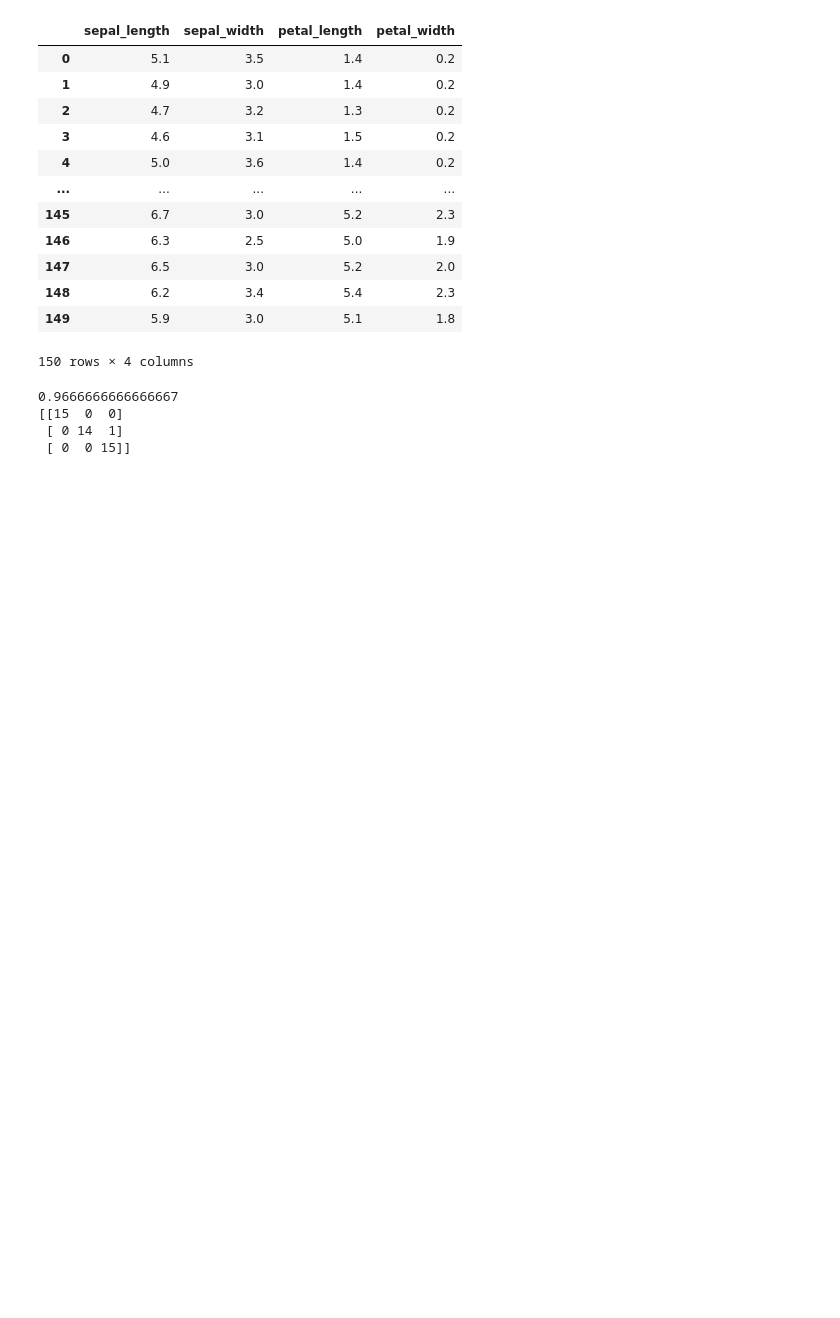
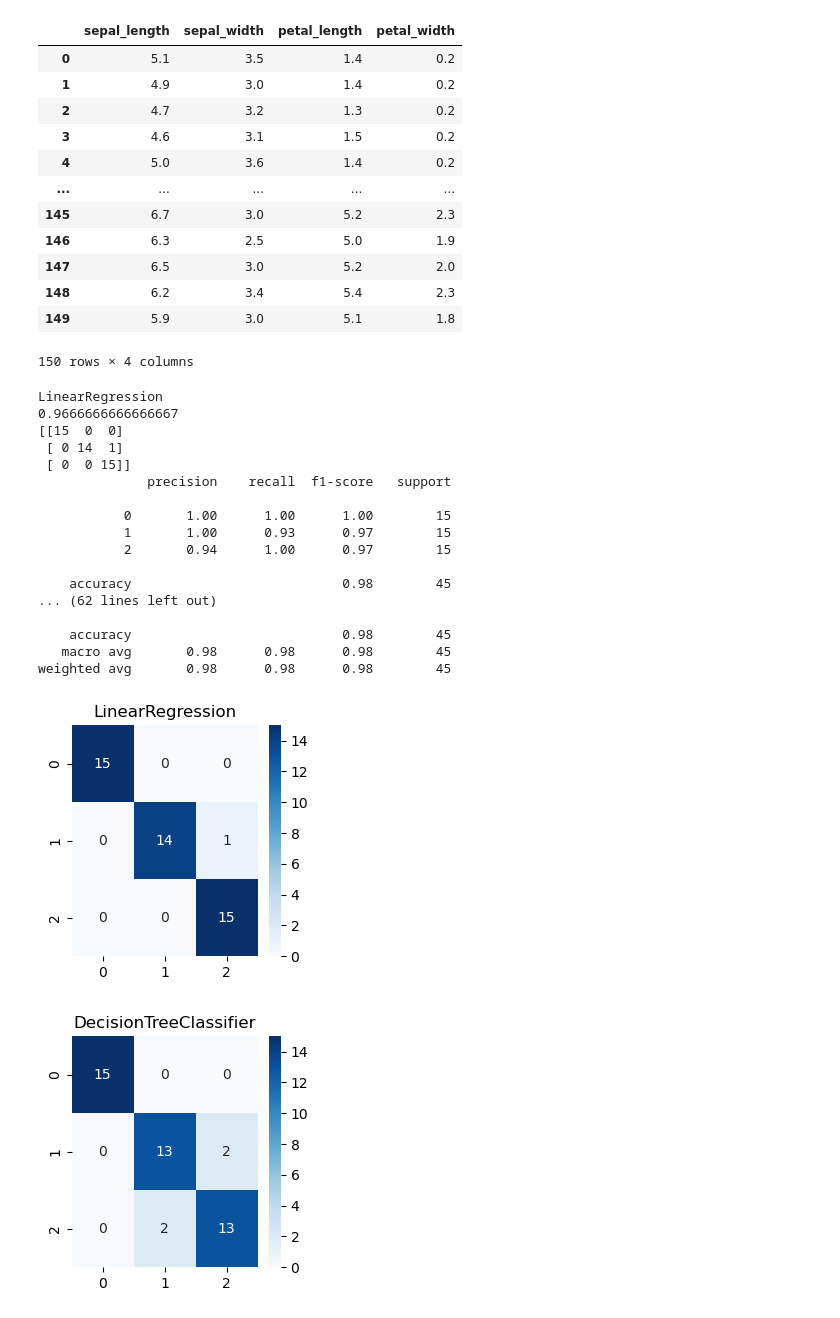
Before and after one commit to vkvinodhkumar/ML-Notes, a Jupyter notebook: PGA43_ML/Simple-Multiple-Regression-in-Python/model.ipynb, the cells around one changed output. Drawn from its saved outputs; the diff is of its cells as text; code cells hidden in the pictures; blank space fills up the shorter version.

Commit message:
model

```diff
--- a/PGA43_ML/Simple-Multiple-Regression-in-Python/model.ipynb
+++ b/PGA43_ML/Simple-Multiple-Regression-in-Python/model.ipynb
@@ -40,7 +40,8 @@ sv=SVC()
 logr=LogisticRegression()
 
 
-model=[LinearRegression(),StratifiedKFold(),DecisionTreeClassifier(),RandomForestRegressor(),SVC(),LogisticRegression()]
+model=[LinearRegression(),DecisionTreeClassifier(),RandomForestRegressor(),SVC(),LogisticRegression()]
+model=[lr,dt,rf,sv,logr]
 # %%
 X=df.drop(['species'],axis='columns')
 y=df['species']
@@ -62,14 +63,37 @@ X
 # %%
 def mod(model,X,y):
     Xtrain,Xtest,ytrain,ytest=train_test_split(X,y,train_size=0.7,test_size=0.3,random_state=123456)
     model.fit(Xtrain,ytrain)
     ypred=np.round(model.predict(Xtest))
+    print(f"\n{model.__class__.__name__}")
     print(r2_score(ytest,ypred))
-    print(confusion_matrix(ytest,ypred))
+    cm=confusion_matrix(ytest,ypred)
+    print(cm)
+    cp=classification_report(ytest,ypred)
+    print(cp)
+    plt.figure(figsize=(3,3))
+    plt.title(model.__class__.__name__)
+    sns.heatmap(cm,annot=True,cmap='Blues')
 
-mod(lr,X,y)
+for i in model:
+    mod(i,X,y)
 # %% [output]
+LinearRegression
 0.9666666666666667
 [[15  0  0]
  [ 0 14  1]
  [ 0  0 15]]
+              precision    recall  f1-score   support
+
+           0       1.00      1.00      1.00        15
+           1       1.00      0.93      0.97        15
+           2       0.94      1.00      0.97        15
+
+    accuracy                           0.98        45
+... (62 lines left out)
+
+    accuracy                           0.98        45
+   macro avg       0.98      0.98      0.98        45
+weighted avg       0.98      0.98      0.98        45
+[figure, added]
+[figure, added]
```
Also changed, not shown: parts of 1 cell of this notebook, 2 other files.
